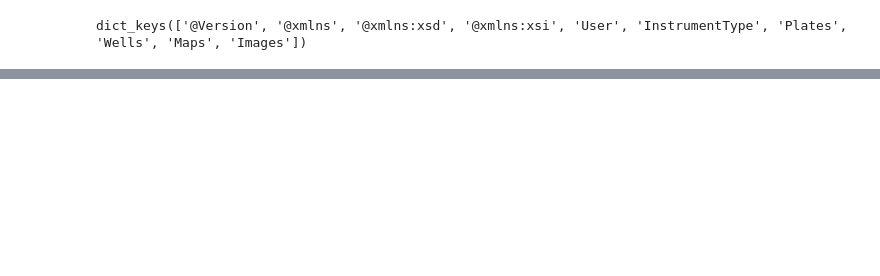
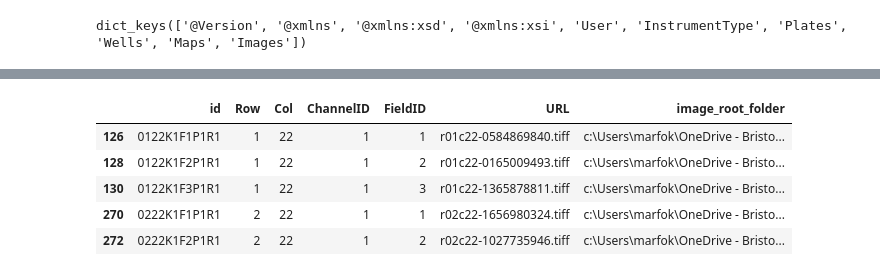
Before and after one commit to worldteacher-global/UMM-Discovery, a Jupyter notebook: Data_wrangle.ipynb, the cells around one changed output, grey strips where cells are left out. Cells and saved outputs as stored; diff of their text form; code cells hidden in the pictures; blank space fills up the shorter version.

```diff
--- a/Data_wrangle.ipynb
+++ b/Data_wrangle.ipynb
@@ -97,0 +106,9 @@ p_ctl_metadata[['id','Col','Row','ChannelID','FieldID','URL']]#.sort_values(['Ch
+# %%
+h_df.head()
+# %% [output]
+|  | id | Row | Col | ChannelID | FieldID | URL | image_root_folder |
+| 126 | 0122K1F1P1R1 | 1 | 22 | 1 | 1 | r01c22-0584869840.tiff | c:\Users\marfok\OneDrive - Bristo... |
+| 128 | 0122K1F2P1R1 | 1 | 22 | 1 | 2 | r01c22-0165009493.tiff | c:\Users\marfok\OneDrive - Bristo... |
+| 130 | 0122K1F3P1R1 | 1 | 22 | 1 | 3 | r01c22-1365878811.tiff | c:\Users\marfok\OneDrive - Bristo... |
+| 270 | 0222K1F1P1R1 | 2 | 22 | 1 | 1 | r02c22-1656980324.tiff | c:\Users\marfok\OneDrive - Bristo... |
+| 272 | 0222K1F2P1R1 | 2 | 22 | 1 | 2 | r02c22-1027735946.tiff | c:\Users\marfok\OneDrive - Bristo... |
```
Also changed, not shown: parts of 13 cells of this notebook, 1 other file.
